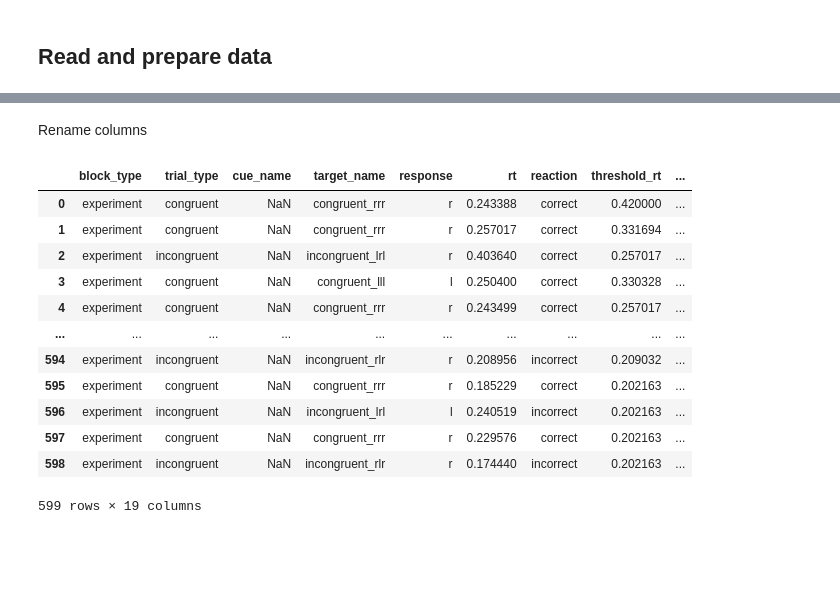
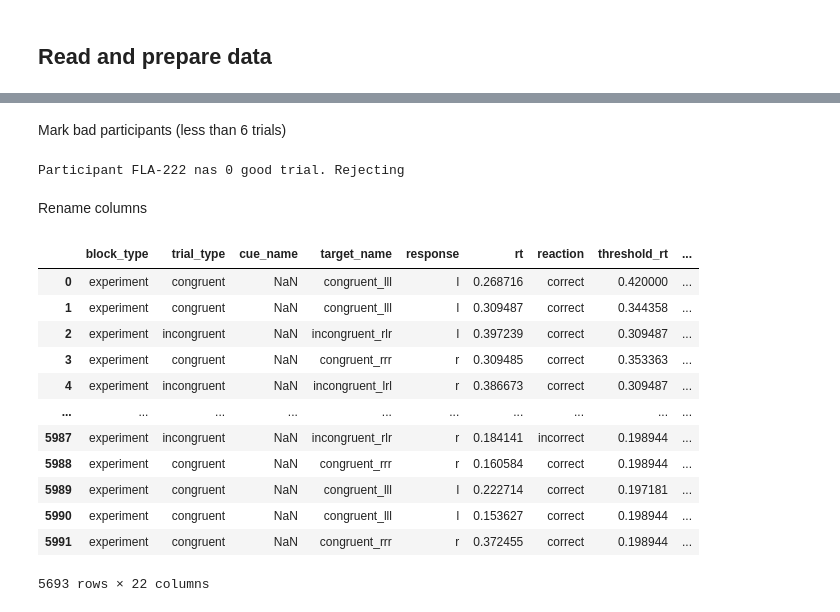
Before and after one commit to abelowska/jointERR, a Jupyter notebook: data_preparation.ipynb, the cells around one changed output, grey strips where cells are left out. Drawn from its saved outputs; the diff is of its cells as text; code cells hidden in the pictures; blank space fills up the shorter version.

```diff
--- a/data_preparation.ipynb
+++ b/data_preparation.ipynb
@@ -118,8 +118,7 @@ case = 'RE'
 data_path = f'data/beh_eeg_{paradigm}/{paradigm}/preprocessed/wavelets_th-045/'
 data_df = pd.DataFrame()
 
-# id_list = [item.split('.')[0] for item in os.listdir(data_path)]
-id_list = ['preprocessed-beh_FLA-182', 'preprocessed-beh_FLA-196']
+id_list = [item.split('.')[0] for item in os.listdir(data_path)][:20]
 
 for participant_id in id_list:
     participant_data_df = pd.read_pickle(f'{data_path}{participant_id}.pkl')
@@ -149,24 +130,54 @@ data_df
+# %%
+channel = 'FCz'
+
+data_df['ERN'] = data_df.apply(
+    lambda row: np.min(row['epoch'].get_data(picks=channel, tmin=0.0, tmax=0.1).flatten()) if channel not in row['drop_log'] else np.nan,
+    axis=1
+)
+# %%
+# drop column with epochs to better display df
+columns_to_drop = ['epoch']
+data_df = data_df.drop(columns=columns_to_drop)
+# %% [markdown]
+Mark bad participants (less than 6 trials)
+# %%
+cleared_data_df = data_df.copy(deep=True)
+
+ids = np.unique(data_df['ID'])
+n = 6
+
+for participant_id in ids:
+    participant_data = data_df[data_df['ID'] == participant_id]['ERN'].to_numpy()
+    good_trials = np.count_nonzero(~np.isnan(participant_data.flatten()))
+
+    if good_trials < n:
+        print(f"Participant {participant_id} nas {good_trials} good trial. Rejecting")
+        cleared_data_df = cleared_data_df[cleared_data_df['ID'] != participant_id]
+
+cleared_ids = np.unique(cleared_data_df['ID'])
+# %% [output]
+Participant FLA-222 nas 0 good trial. Rejecting
 # %% [markdown]
 Rename columns
 # %%
 columns_name_mapping = {'trial number': 'trial_number'}
-data_df = data_df.rename(columns=columns_name_mapping)
+cleared_data_df = cleared_data_df.rename(columns=columns_name_mapping)
 
-data_df
+cleared_data_df
 # %% [output]
 |  | block_type | trial_type | cue_name | target_name | response | rt | reaction | threshold_rt | ... |
-| 0 | experiment | congruent | NaN | congruent_rrr | r | 0.243388 | correct | 0.420000 | ... |
-| 1 | experiment | congruent | NaN | congruent_rrr | r | 0.257017 | correct | 0.331694 | ... |
-| 2 | experiment | incongruent | NaN | incongruent_lrl | r | 0.403640 | correct | 0.257017 | ... |
-| 3 | experiment | congruent | NaN | congruent_lll | l | 0.250400 | correct | 0.330328 | ... |
-| 4 | experiment | congruent | NaN | congruent_rrr | r | 0.243499 | correct | 0.257017 | ... |
+| 0 | experiment | congruent | NaN | congruent_lll | l | 0.268716 | correct | 0.420000 | ... |
+| 1 | experiment | congruent | NaN | congruent_lll | l | 0.309487 | correct | 0.344358 | ... |
+| 2 | experiment | incongruent | NaN | incongruent_rlr | l | 0.397239 | correct | 0.309487 | ... |
+| 3 | experiment | congruent | NaN | congruent_rrr | r | 0.309485 | correct | 0.353363 | ... |
+| 4 | experiment | incongruent | NaN | incongruent_lrl | r | 0.386673 | correct | 0.309487 | ... |
 | ... | ... | ... | ... | ... | ... | ... | ... | ... | ... |
-| 594 | experiment | incongruent | NaN | incongruent_rlr | r | 0.208956 | incorrect | 0.209032 | ... |
-| 595 | experiment | congruent | NaN | congruent_rrr | r | 0.185229 | correct | 0.202163 | ... |
-| 596 | experiment | incongruent | NaN | incongruent_lrl | l | 0.240519 | incorrect | 0.202163 | ... |
-| 597 | experiment | congruent | NaN | congruent_rrr | r | 0.229576 | correct | 0.202163 | ... |
-| 598 | experiment | incongruent | NaN | incongruent_rlr | r | 0.174440 | incorrect | 0.202163 | ... |
+| 5987 | experiment | incongruent | NaN | incongruent_rlr | r | 0.184141 | incorrect | 0.198944 | ... |
+| 5988 | experiment | congruent | NaN | congruent_rrr | r | 0.160584 | correct | 0.198944 | ... |
+| 5989 | experiment | congruent | NaN | congruent_lll | l | 0.222714 | correct | 0.197181 | ... |
+| 5990 | experiment | congruent | NaN | congruent_lll | l | 0.153627 | correct | 0.198944 | ... |
+| 5991 | experiment | congruent | NaN | congruent_rrr | r | 0.372455 | correct | 0.198944 | ... |
-599 rows × 19 columns
+5693 rows × 22 columns
 # %%
 test_df = pd.DataFrame()
 
```
Also changed, not shown: parts of 4 cells of this notebook.
